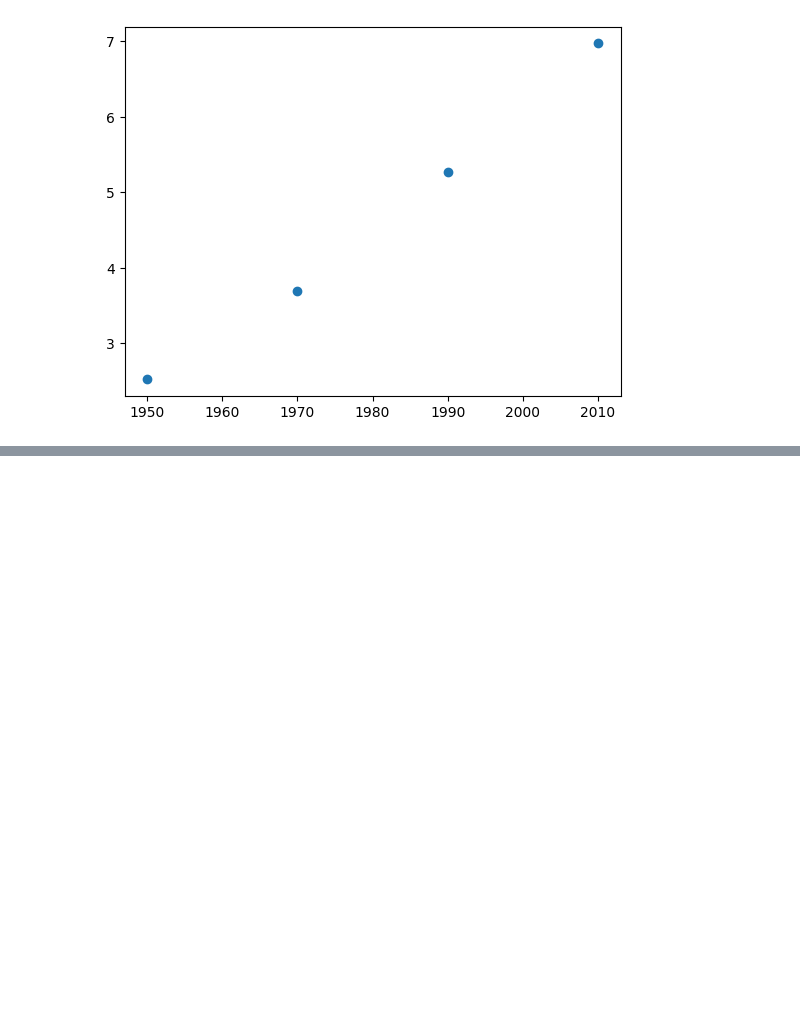
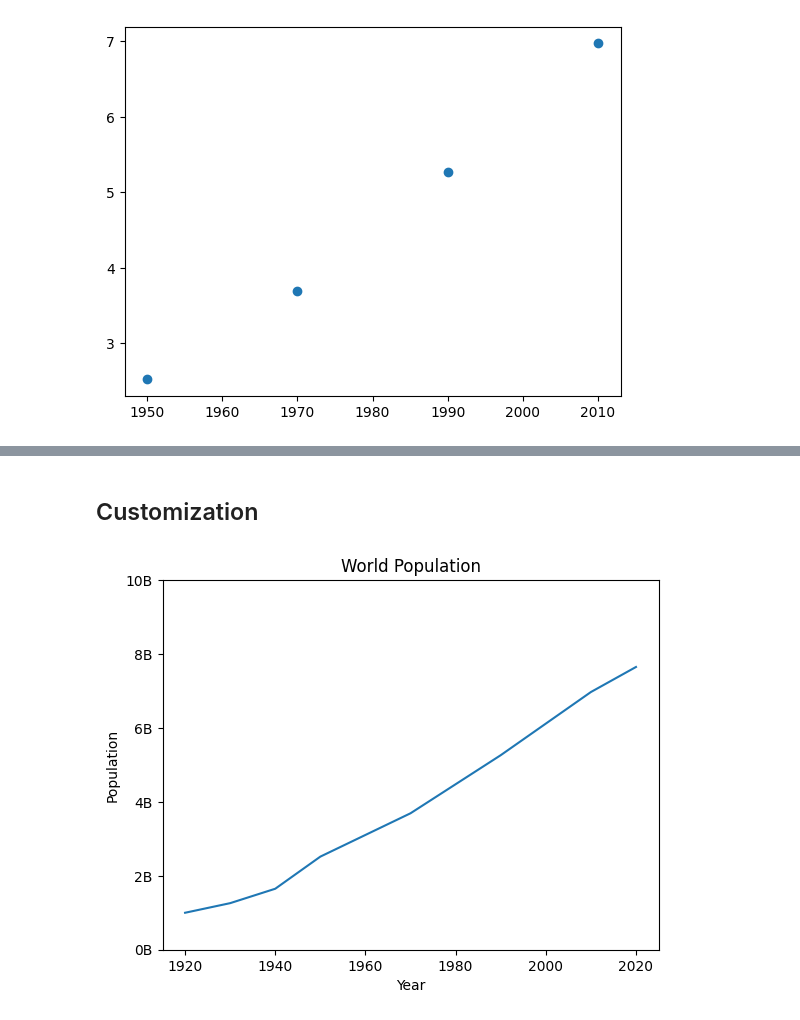
Before and after one commit to AalokAtre/python_course, a Jupyter notebook: project/docs/matplotlib.ipynb, the cells around one changed output, grey strips where cells are left out. Saved outputs shown, nothing was run; the diff lists cells and outputs as text; code cells hidden in the pictures; blank space fills up the shorter version.

```diff
--- a/project/docs/matplotlib.ipynb
+++ b/project/docs/matplotlib.ipynb
@@ -19,0 +50,20 @@ plt.scatter(year, pop)
+# %% [markdown]
+## Customization
+# %%
+year = [1950, 1970, 1990, 2010, 2020]
+pop = [2.519, 3.692, 5.263, 6.972, 7.65]
+
+year = [1920, 1930, 1940] + year
+pop = [1.0, 1.26, 1.65] + pop
+
+plt.plot(year, pop)
+# Lables
+plt.xlabel('Year')
+plt.ylabel('Population')
+# Title
+plt.title('World Population')
+# Scaling of the axes
+plt.yticks([0,2,4,6,8,10],['0B', '2B', '4B', '6B', '8B', '10B'])
+plt.show()
+# %% [output]
+[figure, added]
```
Also changed, not shown: parts of 3 cells of this notebook, 1 other file.
